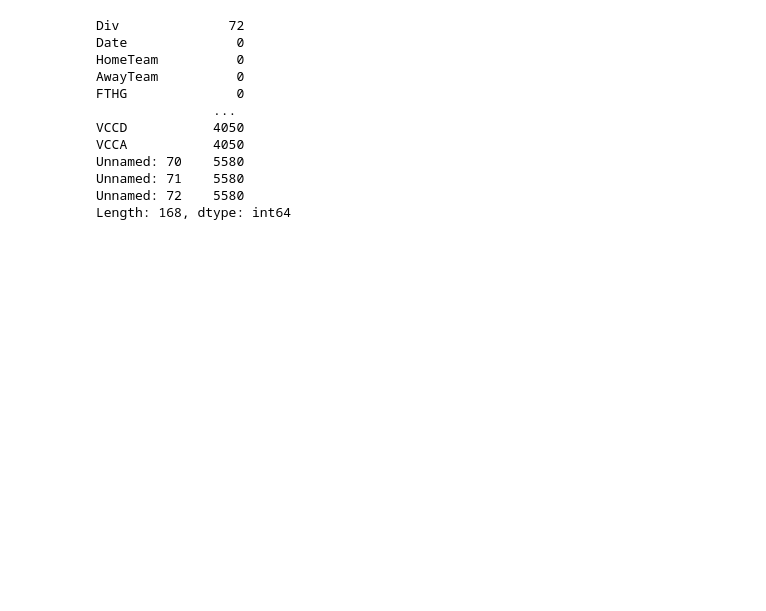
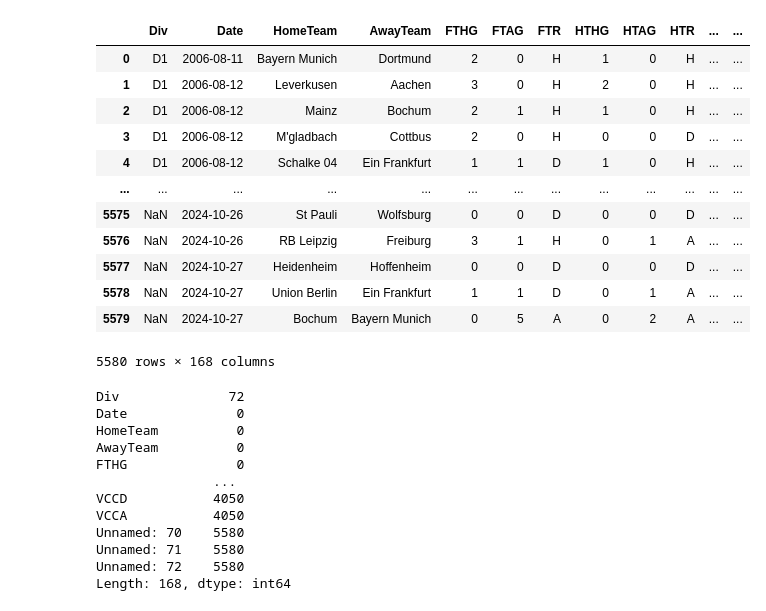
Before and after one commit to SunMax44/bundesliga_match_predictor, a Jupyter notebook: buli_pred_code_max.ipynb, the cells around one changed output. Saved outputs shown, nothing was run; the diff lists cells and outputs as text; code cells hidden in the pictures; blank space fills up the shorter version.

```diff
--- a/buli_pred_code_max.ipynb
+++ b/buli_pred_code_max.ipynb
@@ -42,8 +59,23 @@ buli_df
 # %%
 #formatting the date column to datetime format and sorting by date
-buli_df['Date'] = pd.to_datetime(buli_df['Date'])
+#buli_df['Date'] = pd.to_datetime(buli_df['Date'])
 
-buli_df.sort_values(['Date'], ascending=True, inplace=True)
+buli_df = buli_df.sort_values(['Date']).reset_index(drop=True)
+buli_df
+# %% [output]
+|  | Div | Date | HomeTeam | AwayTeam | FTHG | FTAG | FTR | HTHG | HTAG | HTR | ... | ... |
+| 0 | D1 | 2006-08-11 | Bayern Munich | Dortmund | 2 | 0 | H | 1 | 0 | H | ... | ... |
+| 1 | D1 | 2006-08-12 | Leverkusen | Aachen | 3 | 0 | H | 2 | 0 | H | ... | ... |
+| 2 | D1 | 2006-08-12 | Mainz | Bochum | 2 | 1 | H | 1 | 0 | H | ... | ... |
+| 3 | D1 | 2006-08-12 | M'gladbach | Cottbus | 2 | 0 | H | 0 | 0 | D | ... | ... |
+| 4 | D1 | 2006-08-12 | Schalke 04 | Ein Frankfurt | 1 | 1 | D | 1 | 0 | H | ... | ... |
+| ... | ... | ... | ... | ... | ... | ... | ... | ... | ... | ... | ... | ... |
+| 5575 | NaN | 2024-10-26 | St Pauli | Wolfsburg | 0 | 0 | D | 0 | 0 | D | ... | ... |
+| 5576 | NaN | 2024-10-26 | RB Leipzig | Freiburg | 3 | 1 | H | 0 | 1 | A | ... | ... |
+| 5577 | NaN | 2024-10-27 | Heidenheim | Hoffenheim | 0 | 0 | D | 0 | 0 | D | ... | ... |
+| 5578 | NaN | 2024-10-27 | Union Berlin | Ein Frankfurt | 1 | 1 | D | 0 | 1 | A | ... | ... |
+| 5579 | NaN | 2024-10-27 | Bochum | Bayern Munich | 0 | 5 | A | 0 | 2 | A | ... | ... |
+5580 rows × 168 columns
 # %%
 #checking for null values
 buli_df.isna().sum()
```
Also changed, not shown: parts of 12 cells of this notebook.
